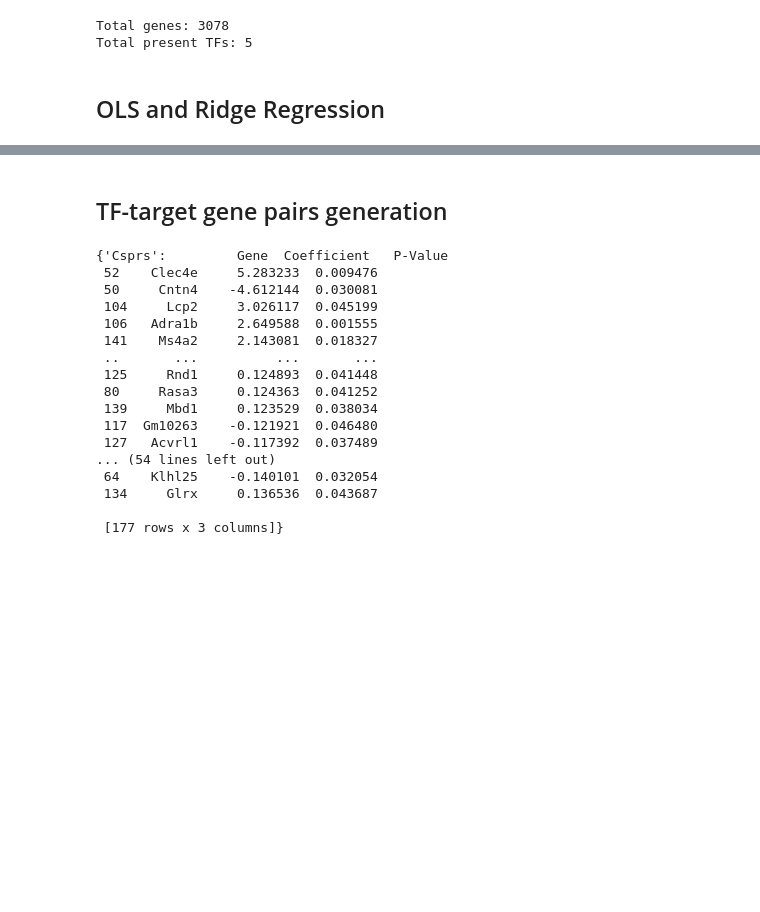
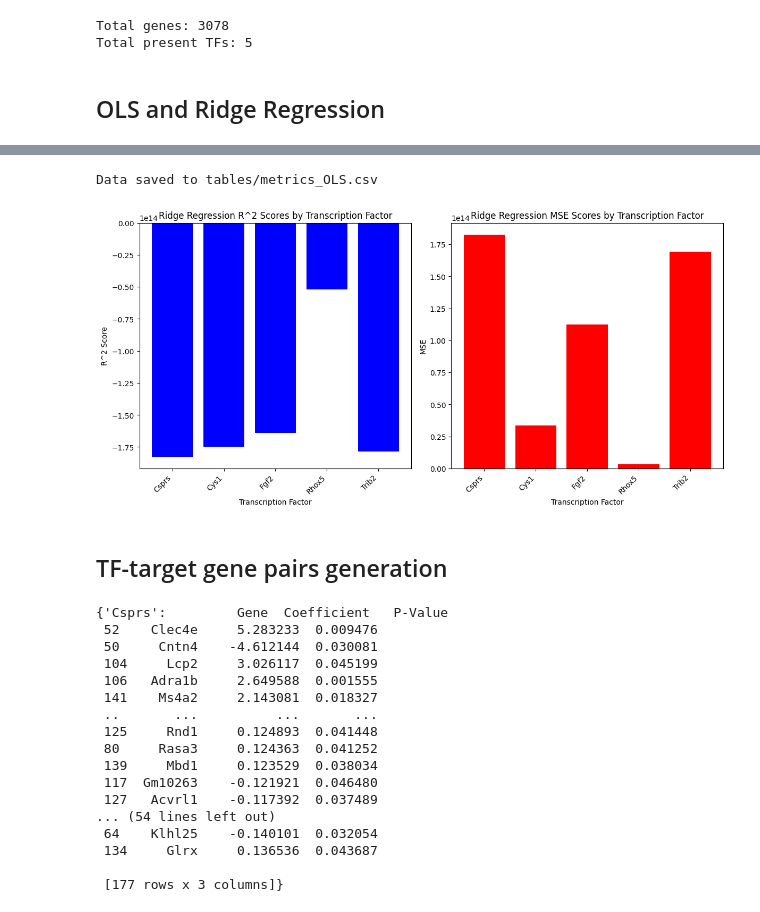
Before and after one commit to FlynnZ221/TFExprPredict, a Jupyter notebook: notebooks/regression.ipynb, the cells around one changed output, grey strips where cells are left out. Cells and saved outputs as stored; diff of their text form; code cells hidden in the pictures; blank space fills up the shorter version.

```diff
--- a/notebooks/regression.ipynb
+++ b/notebooks/regression.ipynb
@@ -232,7 +232,7 @@ def fit_model(adata, method, tf_list, alphas=None, n_splits=5):
 
         Y = adata[:, tf].X.flatten()
         X = adata.X[:, ~adata.var_names.isin([tf])]
-        X_scaled = scaler.fit_transform(X)
+        X_scaled = scaler.fit_transform(X) if method in ['Ridge', 'Lasso'] else X
 
         if method == 'OLS':
             X_ols = sm.add_constant(X_scaled)
@@ -254,12 +254,10 @@ def calculate_metrics(adata, results, method):
     scaler = StandardScaler()
 
     for tf, model in results.items():
-        if tf not in adata.var_names:
-            continue
         print(f'Calculating metrics for {tf}')
         Y = adata[:, tf].X.flatten()
         X = adata.X[:, ~adata.var_names.isin([tf])]
-        X_scaled = scaler.fit_transform(X)
+        X_scaled = scaler.fit_transform(X) if method in ['Ridge', 'Lasso'] else X
 
         if method in ['Ridge', 'Lasso']:
             predictions = model.predict(X_scaled)
@@ -276,3 +274,7 @@ def calculate_metrics(adata, results, method):
 # %%
 import warnings
 warnings.filterwarnings('ignore')
+# %%
+# OLS model
+results_lr = fit_model(adata_subset, method='OLS', tf_list=TFs_mouse)
+metrics_lr = calculate_metrics(adata_subset, results_lr, method='OLS')
@@ -283,3 +302,46 @@ metrics_ridge = calculate_metrics(adata_subset, results_ridge, method='Ridge')
+# %%
+def save_metrics_to_csv(metrics, filename):
+    # Convert dictionary to DataFrame
+    df = pd.DataFrame.from_dict(metrics, orient='index')
+    # Save DataFrame to CSV
+    df.to_csv(filename)
+    print(f"Data saved to {filename}")
+
+# Save metrics to CSV
+save_metrics_to_csv(metrics_lr, table_path + 'metrics_OLS.csv')
+# %% [output]
+Data saved to tables/metrics_OLS.csv
+# %%
+import matplotlib.pyplot as plt
+
+def plot_metrics(tf_metrics):
+    fig, (ax1, ax2) = plt.subplots(1, 2, figsize=(12, 6))
+
+    tfs = list(tf_metrics.keys())
+    r2_scores = [tf_metrics[tf]["R2"] for tf in tfs]
+    mse_scores = [tf_metrics[tf]["MSE"] for tf in tfs]
+
+    # R^2 scores plot
+    ax1.bar(tfs, r2_scores, color='blue')
+    ax1.set_title('Ridge Regression R^2 Scores by Transcription Factor')
+    ax1.set_xlabel('Transcription Factor')
+    ax1.set_ylabel('R^2 Score')
+    ax1.set_xticklabels(tfs, rotation=45, ha='right')
+
+    # MSE scores plot
+    ax2.bar(tfs, mse_scores, color='red')
+    ax2.set_title('Ridge Regression MSE Scores by Transcription Factor')
+    ax2.set_xlabel('Transcription Factor')
+    ax2.set_ylabel('MSE')
+    ax2.set_xticklabels(tfs, rotation=45, ha='right')
+
+    plt.tight_layout()
+    plt.show()
+# %%
+# plot metrics
+plot_metrics(metrics_lr)
+# %% [output]
+[figure, added]
 # %% [markdown]
 ## TF-target gene pairs generation
 # %%
```
Also changed, not shown: parts of 3 cells of this notebook.
